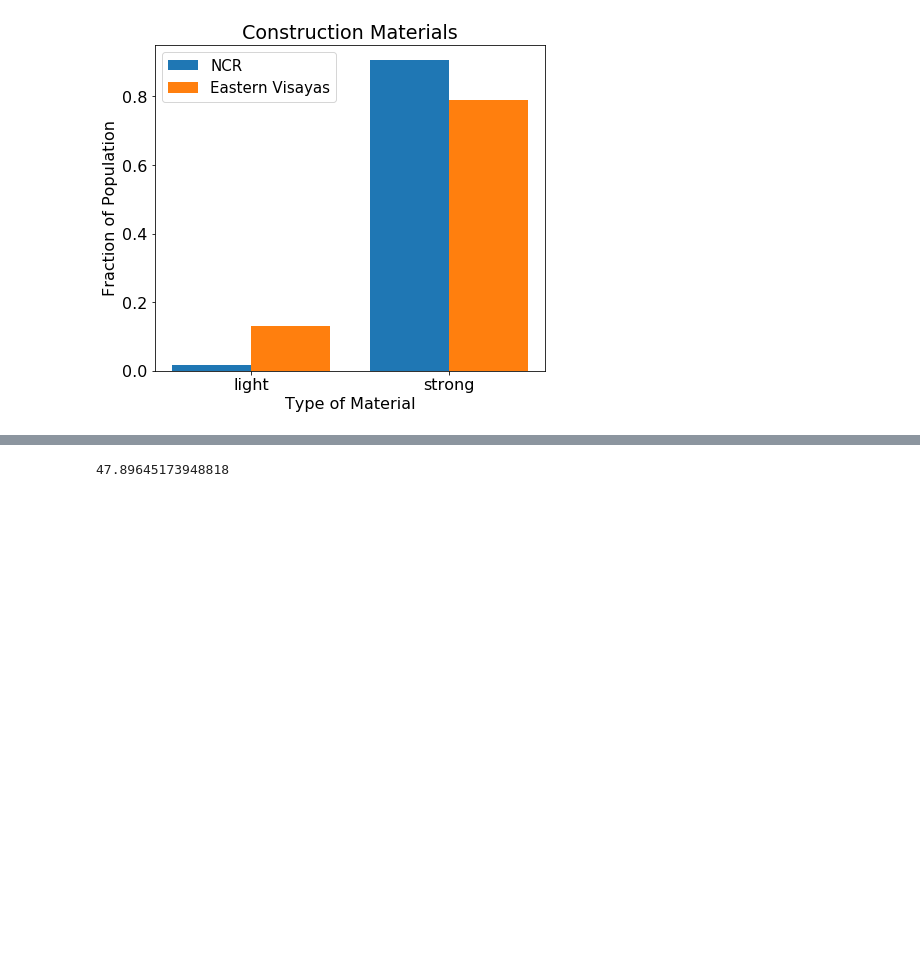
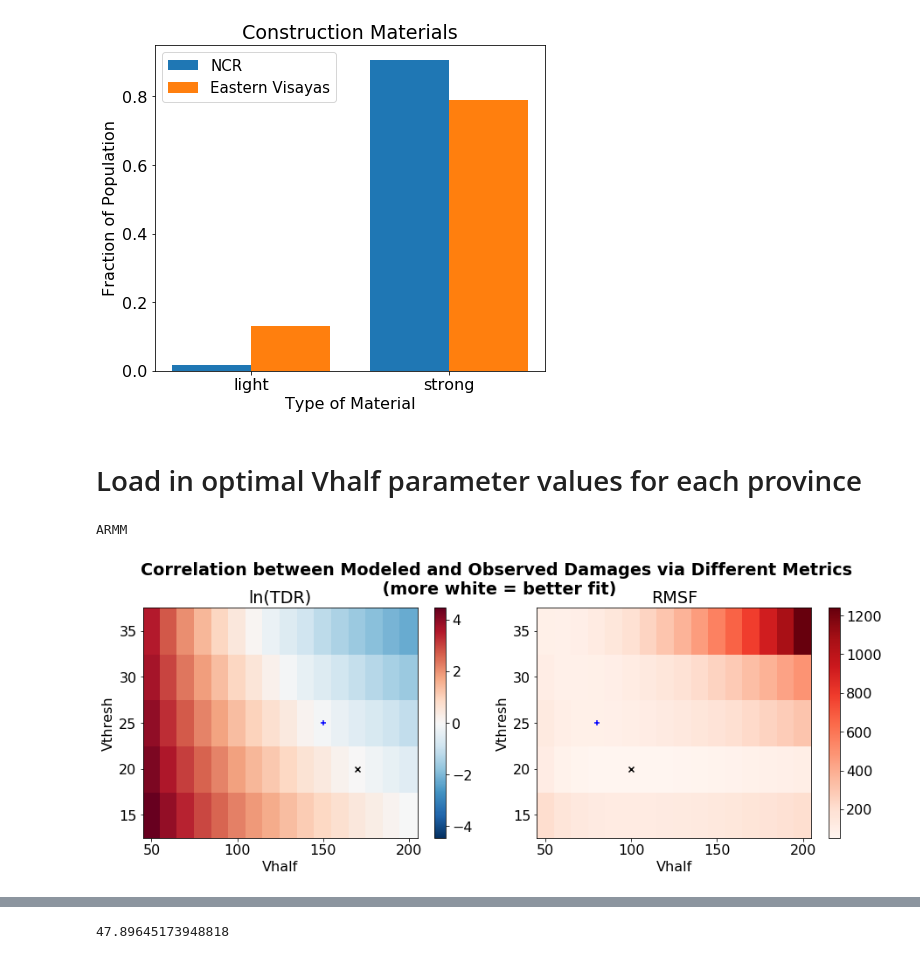
Before and after one commit to janewbaldwin/TC_Risk_WorldBank, a Jupyter notebook: VULNERABILITY/Vulnerability_Curves_Params_from_Household_Survey_Data.ipynb, the cells around one changed output, grey strips where cells are left out. Saved outputs shown, nothing was run; the diff lists cells and outputs as text; code cells hidden in the pictures; blank space fills up the shorter version.

```diff
--- a/VULNERABILITY/Vulnerability_Curves_Params_from_Household_Survey_Data.ipynb
+++ b/VULNERABILITY/Vulnerability_Curves_Params_from_Household_Survey_Data.ipynb
@@ -234,3 +231,5 @@ plt.savefig('/home/jbaldwin/WorldBank/FIGURES/constructionmaterials.png',dpi=400
 plt.show()
 # %% [output]
 [figure]
+# %% [markdown]
+# Load in optimal Vhalf parameter values for each province
@@ -236,0 +283,32 @@ plt.show()
+# %%
+# nan values (because no recorded storms in historical period impacting the region)
+for key in Vhalf_tdrfit.keys():
+    if np.isnan(Vhalf_tdrfit[key]):
+        print(key)
+# %% [output]
+ARMM
+# %%
+#PLOTTING GRID OF CORRELATION METRIC FOR ONE REGION
+plt.figure(figsize=(13, 5))
+
+reg = 'all'
+Vth25i = np.where(rmsf_dat[reg].Vthresh==25)
+
+ax = plt.subplot(121)
+log_tdr = np.log(tdr_dat[reg])
+log_tdr.plot()
+plt.scatter(log_tdr.Vhalf[np.where(np.abs(log_tdr)== np.min(np.abs(log_tdr)))[1]],log_tdr.Vthresh[np.where(np.abs(log_tdr)== np.min(np.abs(log_tdr)))[0]],color='k',marker='x')
+plt.scatter(log_tdr.Vhalf[np.where(np.abs(log_tdr.sel(Vthresh=25))==np.min(np.abs(log_tdr.sel(Vthresh=25))))],log_tdr.Vthresh[Vth25i],color='b',marker='+')
+plt.title('ln(TDR)')
+
+ax = plt.subplot(122)
+rmsf_dat[reg].plot(cmap = plt.cm.Reds)
+plt.scatter(rmsf_dat[reg].Vhalf[np.where(rmsf_dat[reg]== np.min(rmsf_dat[reg]))[1]],rmsf_dat[reg].Vthresh[np.where(rmsf_dat[reg]== np.min(rmsf_dat[reg]))[0]],color='k',marker='x')
+plt.scatter(rmsf_dat[reg].Vhalf[np.where(rmsf_dat[reg].sel(Vthresh=25)==np.min(rmsf_dat[reg].sel(Vthresh=25)))],rmsf_dat[reg].Vthresh[Vth25i],color='b',marker='+')
+plt.title('RMSF')
+
+plt.suptitle('Correlation between Modeled and Observed Damages via Different Metrics\n (more white = better fit)', fontweight='bold',y=1.04)
+plt.tight_layout()
+#plt.savefig('correlations.png')
+# %% [output]
+[figure, added]
```
Also changed, not shown: parts of 35 cells of this notebook.
